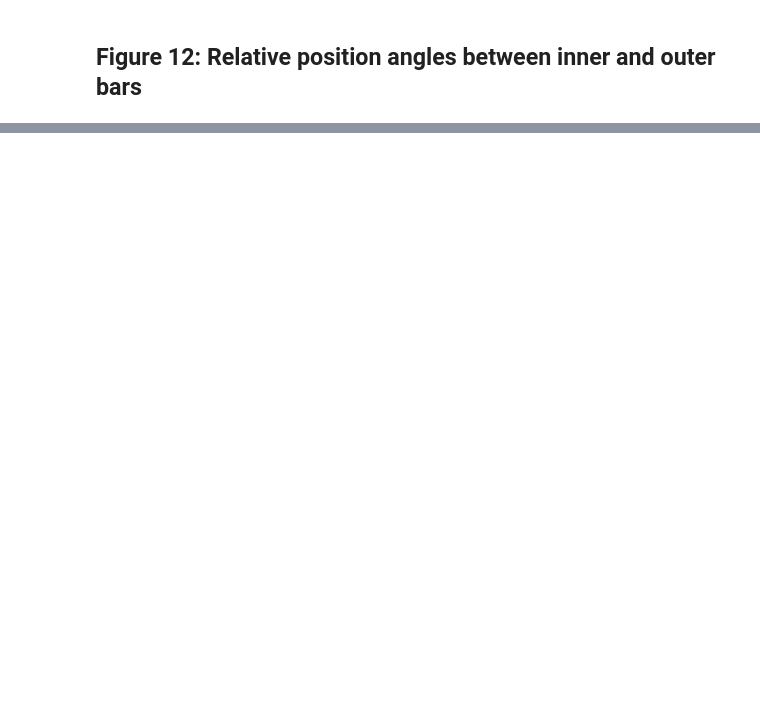
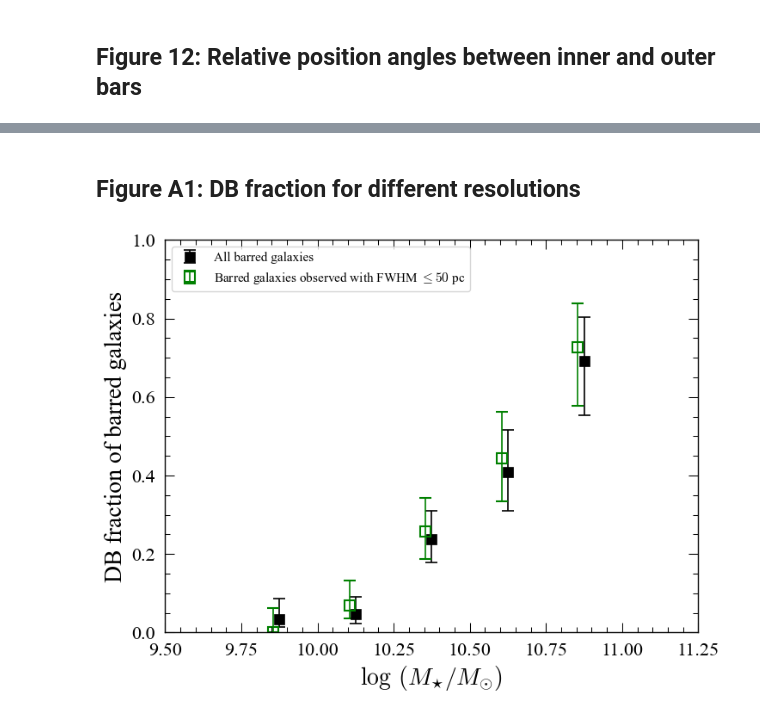
Before and after one commit to perwin/db-nr_paper, a Jupyter notebook: figures_for_paper.ipynb, the cells around one changed output, grey strips where cells are left out. Drawn from its saved outputs; the diff is of its cells as text; code cells hidden in the pictures; blank space fills up the shorter version.

```diff
--- a/figures_for_paper.ipynb
+++ b/figures_for_paper.ipynb
@@ -774,0 +754,20 @@ params_nr_vs_ob, aic_nr_vs_ob = fitting_barsizes.DoFit(xx,yy, errs, ii_nr, p0_li
+# %% [markdown]
+## Figure A1: DB fraction for different resolutions
+# %%
+ii_50pc_barred = [i for i in range(nBarredGalaxies) if df_bars.fwhm_pc[i] <= 50]
+ii_50pc_db = [i for i in ii_50pc_barred if df_bars.dbFlag[i]]
+ii_50pc_nondb = [i for i in ii_50pc_barred if not df_bars.dbFlag[i]]
+s50 = "Barred galaxies observed with FWHM $\leq 50$ pc"
+
+pu.PlotFrequency(df_bars.logmstar, ii_db, ii_nondb, 9.75, 11.25, 0.25, fmt='ks', ms=9, label="All barred galaxies")
+pu.PlotFrequency(df_bars.logmstar, ii_50pc_db, ii_50pc_nondb, 9.75, 11.25, 0.25, fmt='s', mfc='None',
+                 mec='g', color='g', mew=1.5, ms=9, offset=-0.02, noErase=True, label=s50)
+legend(loc='upper left', fontsize=11)
+xlim(9.5,11.25);ylim(0,1)
+xlabel(xtmstar);ylabel(r"DB fraction of barred galaxies")
+subplots_adjust(bottom=0.14)
+
+if savePlots:
+    savefig(baseDir + "fDB_vs_logMstar_fwhm-50pc..pdf")
+# %% [output]
+[figure, added]
```
Also changed, not shown: parts of 7 cells of this notebook, 3 other files.
